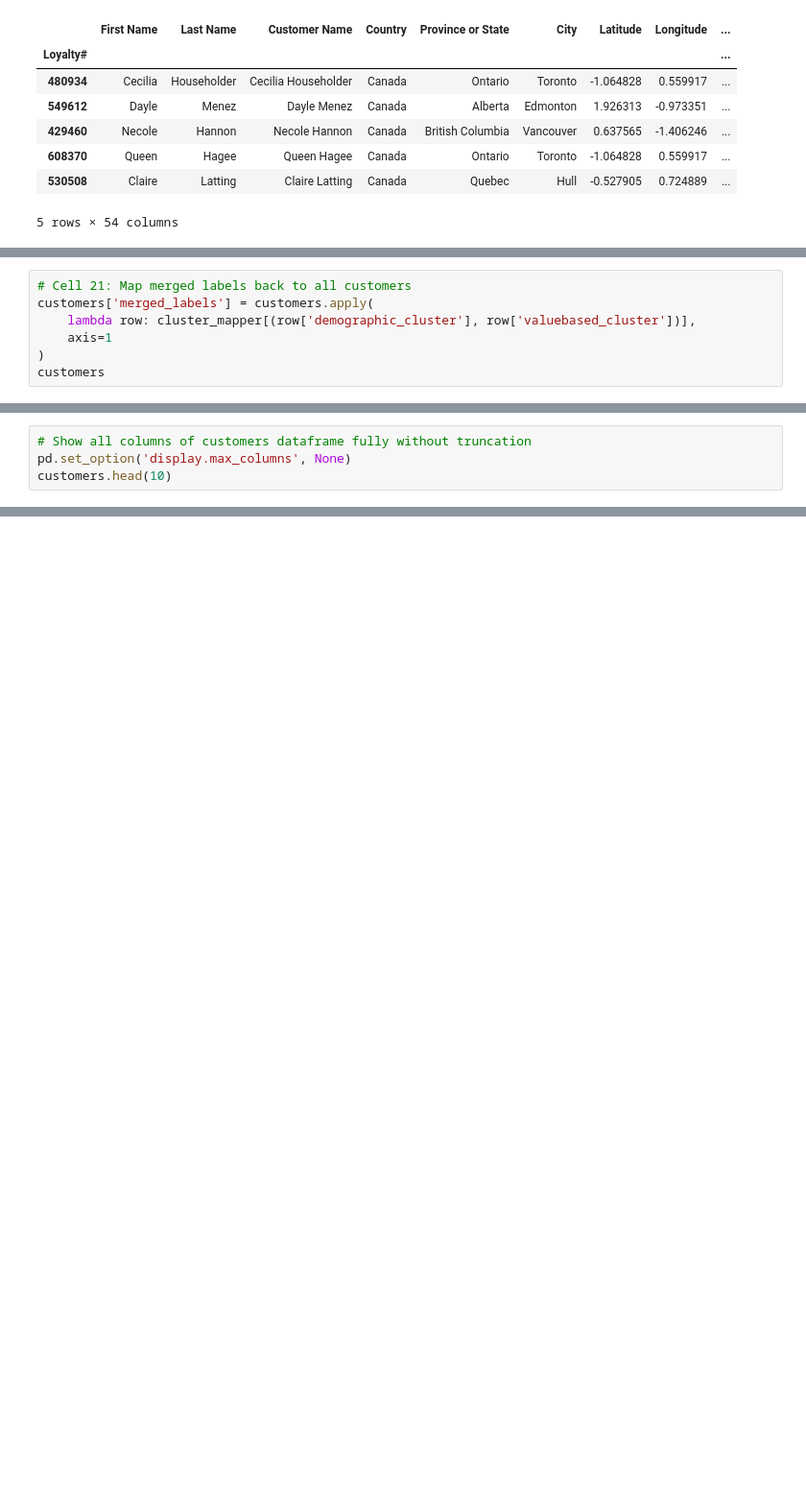
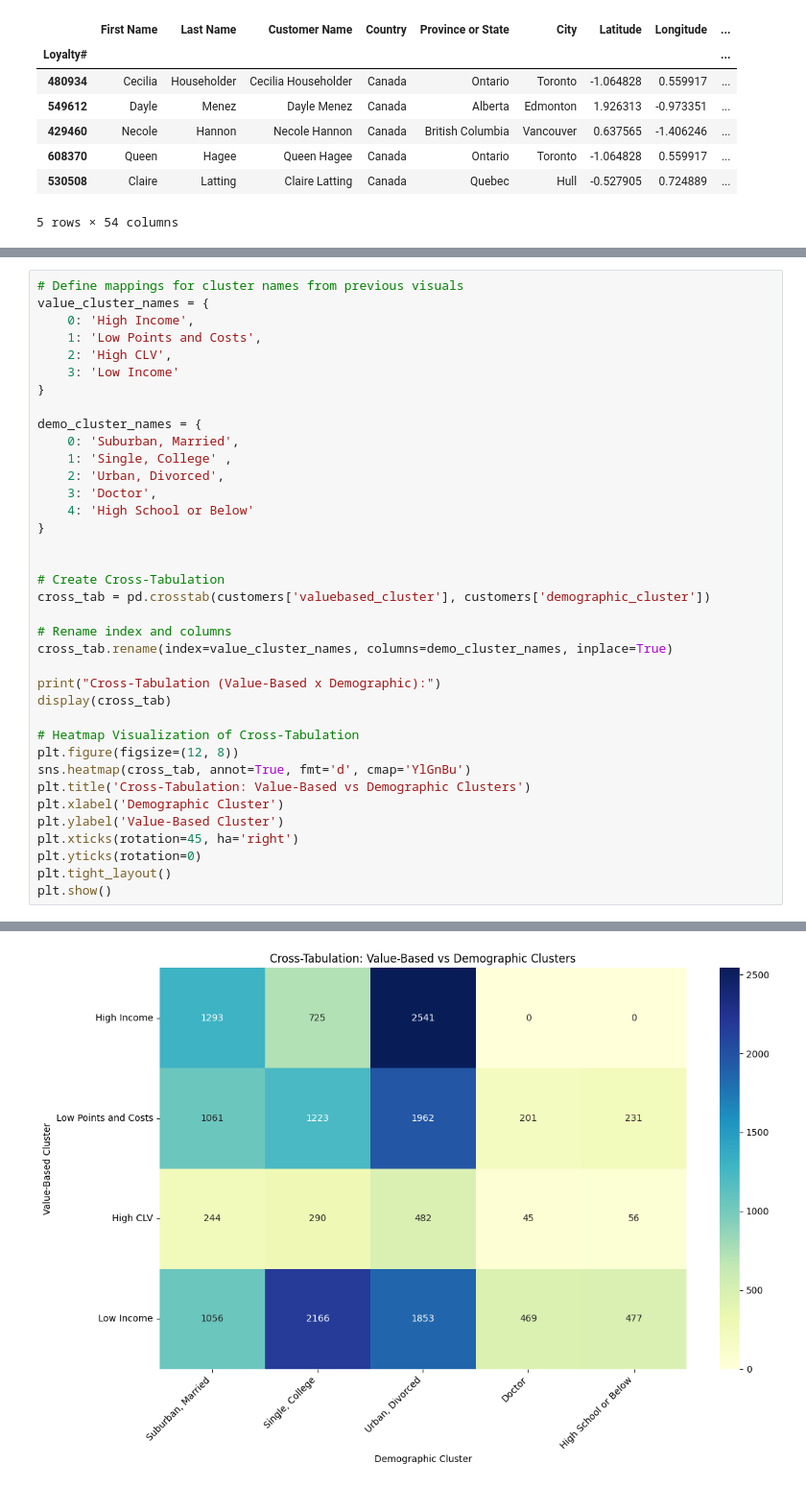
Before and after one commit to Mehmet1700/DataMining2025, a Jupyter notebook: submission2/01_Clustering.ipynb, the cells around one changed output, grey strips where cells are left out. Shown at 96% size. Drawn from its saved outputs; the diff is of its cells as text; blank space fills up the shorter version.

```diff
--- a/submission2/01_Clustering.ipynb
+++ b/submission2/01_Clustering.ipynb
@@ -1284,7 +1218,0 @@ cluster_mapper
-# %%
-# Cell 21: Map merged labels back to all customers
-customers['merged_labels'] = customers.apply(
-    lambda row: cluster_mapper[(row['demographic_cluster'], row['valuebased_cluster'])],
-    axis=1
-)
-customers
@@ -1327,4 +1218,0 @@ Merged clustering R²: 0.2778
-# %%
-# Show all columns of customers dataframe fully without truncation
-pd.set_option('display.max_columns', None)
-customers.head(10)
@@ -1519,0 +1219,38 @@ plt.show()
+# %%
+# Define mappings for cluster names from previous visuals
+value_cluster_names = {
+    0: 'High Income',
+    1: 'Low Points and Costs',
+    2: 'High CLV',
+    3: 'Low Income'
+}
+
+demo_cluster_names = {
+    0: 'Suburban, Married',
+    1: 'Single, College' ,
+    2: 'Urban, Divorced',
+    3: 'Doctor',
+    4: 'High School or Below'
+}
+
+
+# Create Cross-Tabulation
+cross_tab = pd.crosstab(customers['valuebased_cluster'], customers['demographic_cluster'])
+
+# Rename index and columns
+cross_tab.rename(index=value_cluster_names, columns=demo_cluster_names, inplace=True)
+
+print("Cross-Tabulation (Value-Based x Demographic):")
+display(cross_tab)
+
+# Heatmap Visualization of Cross-Tabulation
+plt.figure(figsize=(12, 8))
+sns.heatmap(cross_tab, annot=True, fmt='d', cmap='YlGnBu')
+plt.title('Cross-Tabulation: Value-Based vs Demographic Clusters')
+plt.xlabel('Demographic Cluster')
+plt.ylabel('Value-Based Cluster')
+plt.xticks(rotation=45, ha='right')
+plt.yticks(rotation=0)
+plt.tight_layout()
+plt.show()
+# %% [output]
@@ -1519,0 +1264 @@ plt.show()
+[figure, added]
```
Also changed, not shown: parts of 56 cells of this notebook, 4 other files.
